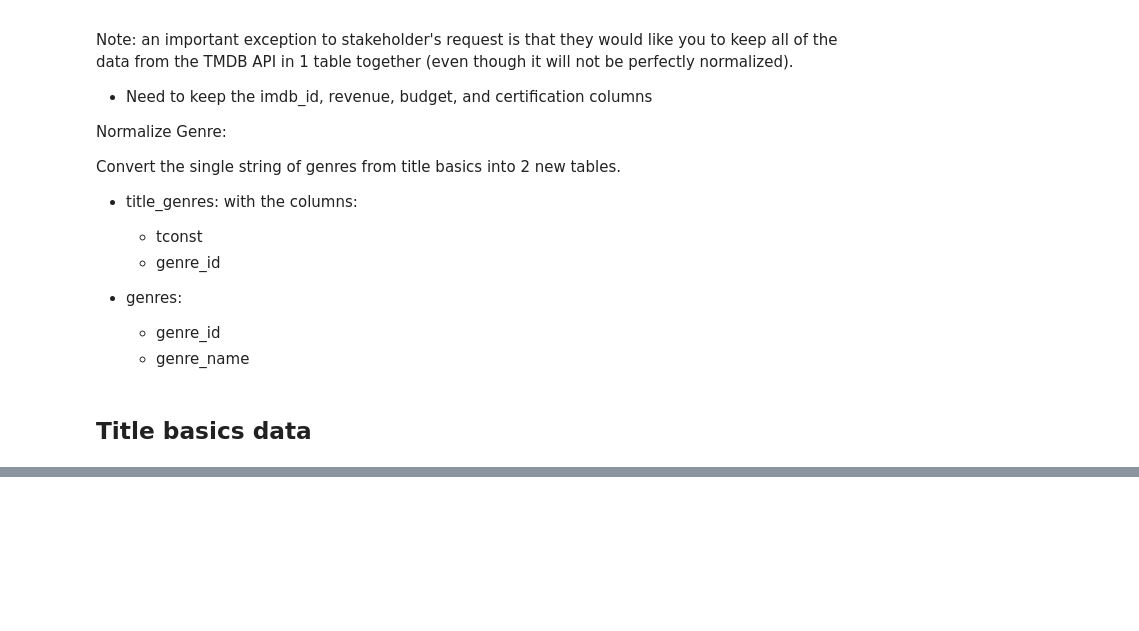
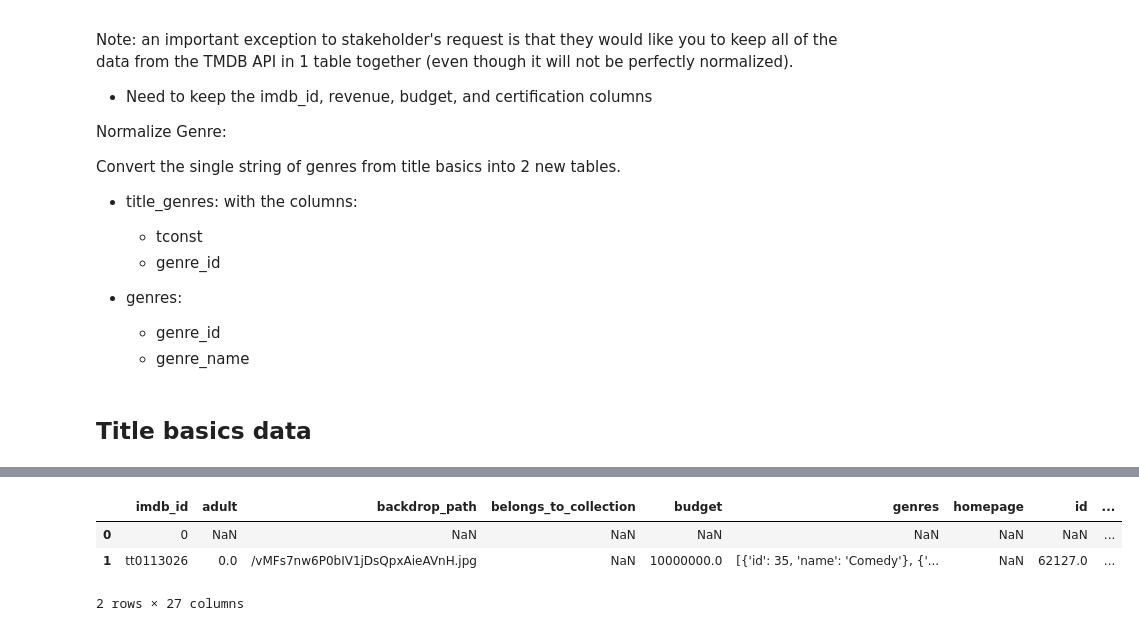
Before and after one commit to Alicia-LB/IMDB-Production-Success-Analysis, a Jupyter notebook: IMDB- ETL Pt3.ipynb, the cells around one changed output, grey strips where cells are left out. Cells and saved outputs as stored; diff of their text form; code cells hidden in the pictures; blank space fills up the shorter version.

```diff
--- a/IMDB- ETL Pt3.ipynb
+++ b/IMDB- ETL Pt3.ipynb
@@ -38,0 +328,13 @@ basics.head()
+# %%
+#no year column, so to differentiate lets put one in
+
+tmdb_df_2000['year'] = 2000
+tmdb_df_2001['year'] = 2001
+# %%
+tmdb_df = pd.concat([tmdb_df_2000, tmdb_df_2001], axis=0)
+tmdb_df.head(2)
+# %% [output]
+|  | imdb_id | adult | backdrop_path | belongs_to_collection | budget | genres | homepage | id | ... |
+| 0 | 0 | NaN | NaN | NaN | NaN | NaN | NaN | NaN | ... |
+| 1 | tt0113026 | 0.0 | /vMFs7nw6P0bIV1jDsQpxAieAVnH.jpg | NaN | 10000000.0 | [{'id': 35, 'name': 'Comedy'}, {'... | NaN | 62127.0 | ... |
+2 rows × 27 columns
```
Also changed, not shown: parts of 42 cells of this notebook.
